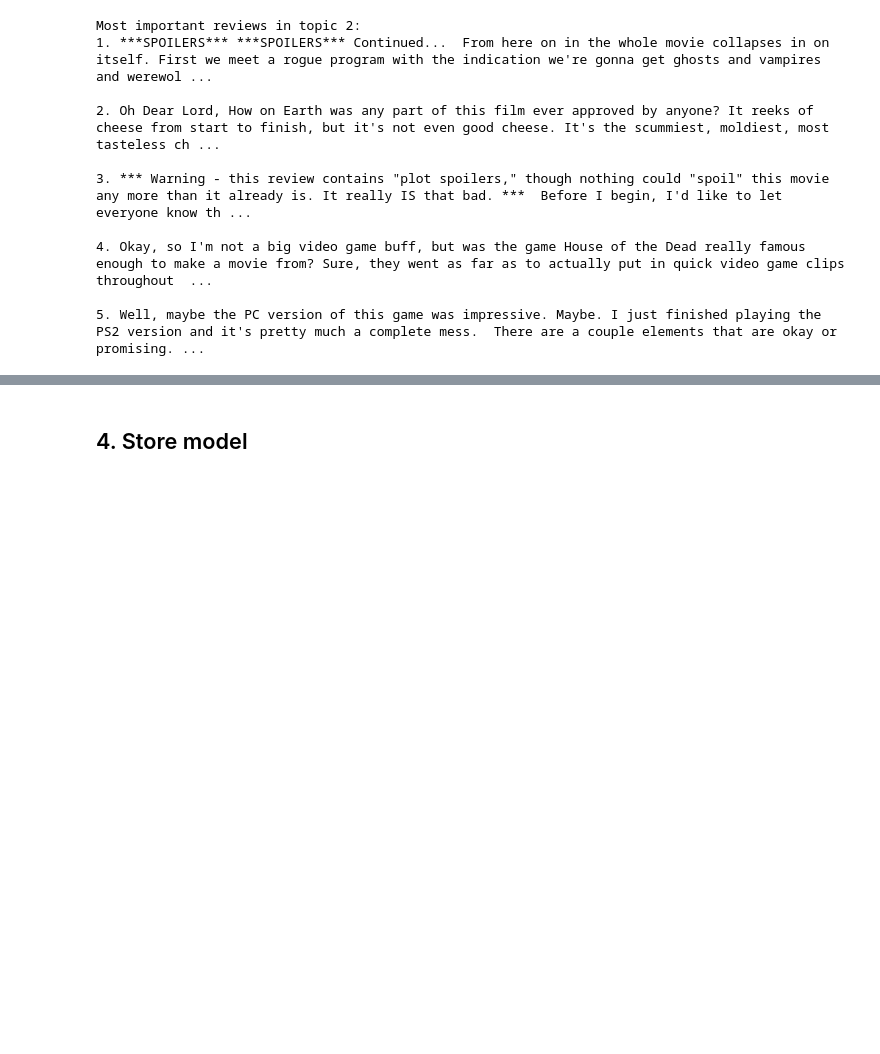
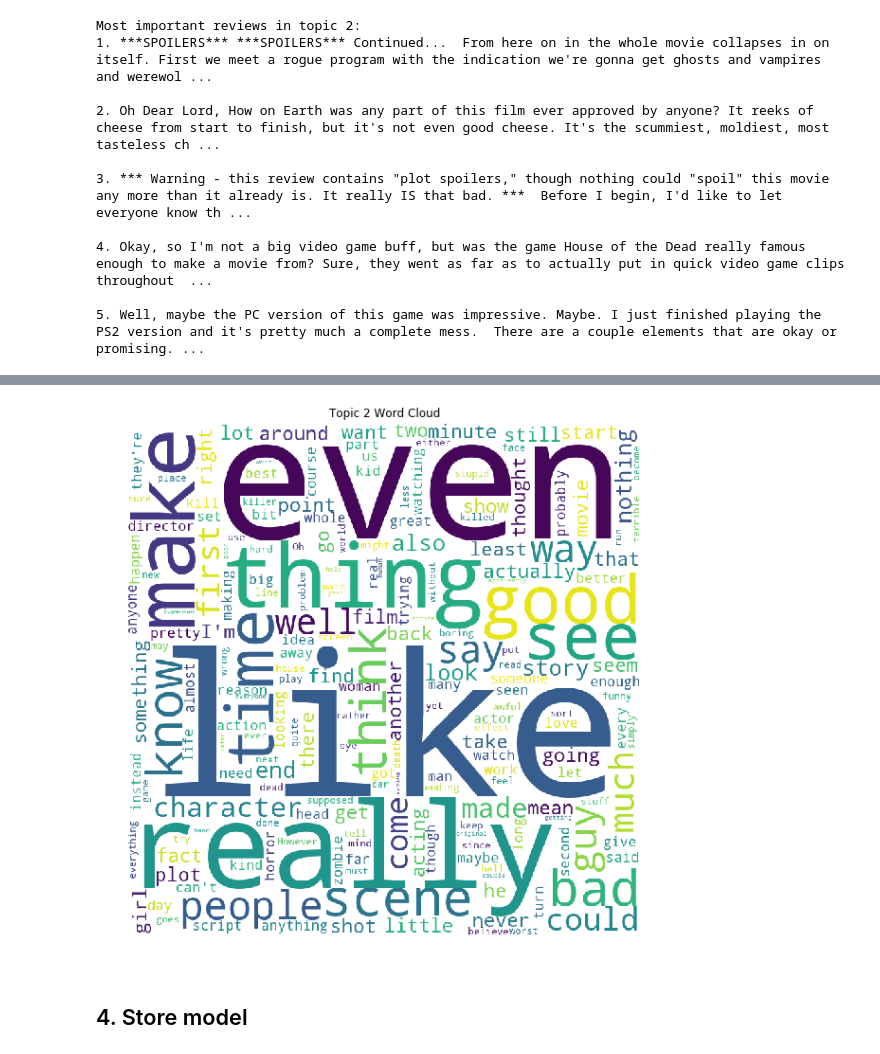
Before and after one commit to jkafrouni/text-deployment-demo, a Jupyter notebook: jupyter/simple-topic-modeling.jupyter-py35.ipynb, the cells around one changed output, grey strips where cells are left out. Drawn from its saved outputs; the diff is of its cells as text; code cells hidden in the pictures; blank space fills up the shorter version.

Commit message:
Added Topic 2 word cloud

```diff
--- a/jupyter/simple-topic-modeling.jupyter-py35.ipynb
+++ b/jupyter/simple-topic-modeling.jupyter-py35.ipynb
@@ -247,3 +264,29 @@ Most important reviews in topic 2:
+# %%
+from nltk.corpus import stopwords
+from wordcloud import WordCloud
+
+custom_stopwords = set(stopwords.words('english'))
+custom_stopwords.add('movie')
+custom_stopwords.add('film')
+custom_stopwords.add('character')
+custom_stopwords.add('one')
+custom_stopwords.add('get')
+custom_stopwords.add('would')
+
+num_doc = 200
+topic2_words = ' '.join(text_train.loc[topic_2[:num_doc], 'review'])
+
+topic2_wordcloud = WordCloud(width = 800, height = 800, min_font_size = 10,
+                          background_color ='white', stopwords = custom_stopwords).generate(topic2_words)
+
+plt.figure(figsize = (8, 8), facecolor = None)
+plt.imshow(topic2_wordcloud)
+plt.axis("off")
+plt.title("Topic 2 Word Cloud")
+plt.tight_layout(pad = 0)
+plt.show()
+# %% [output]
+[figure, added]
 # %% [markdown]
 ## 4. Store model
 # %% [markdown]
```
Also changed, not shown: parts of 3 cells of this notebook.
